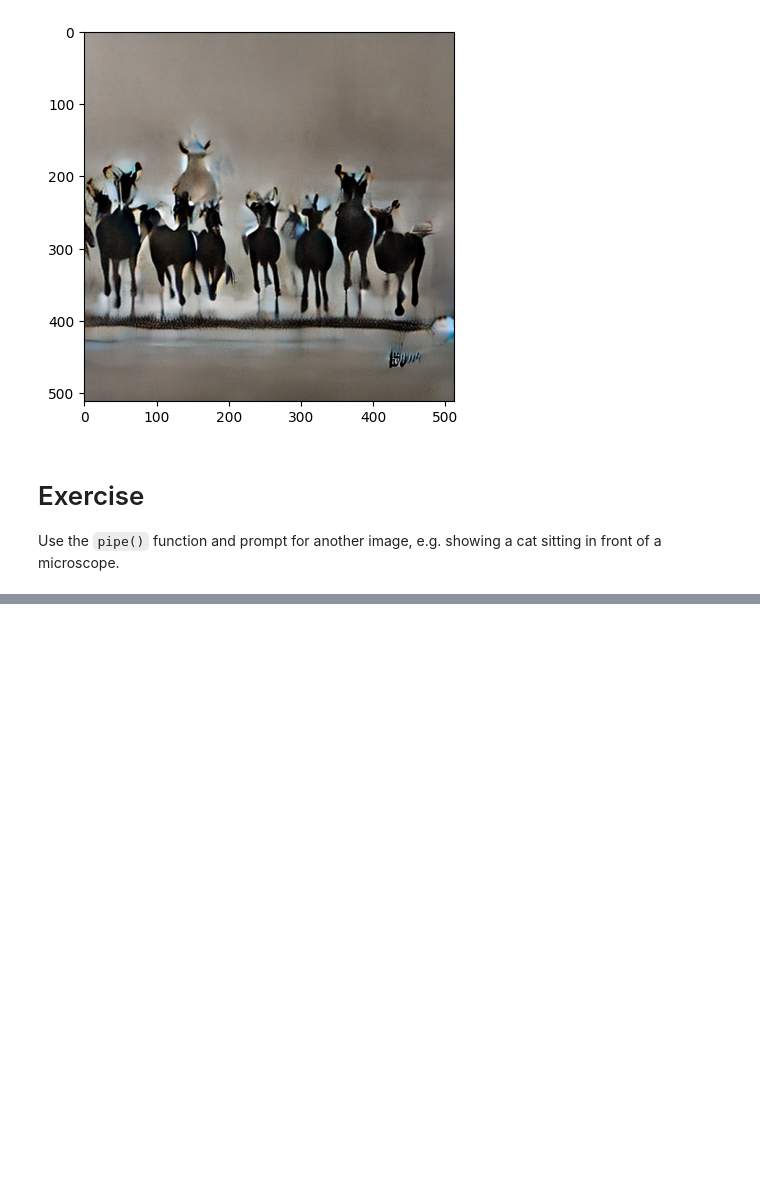
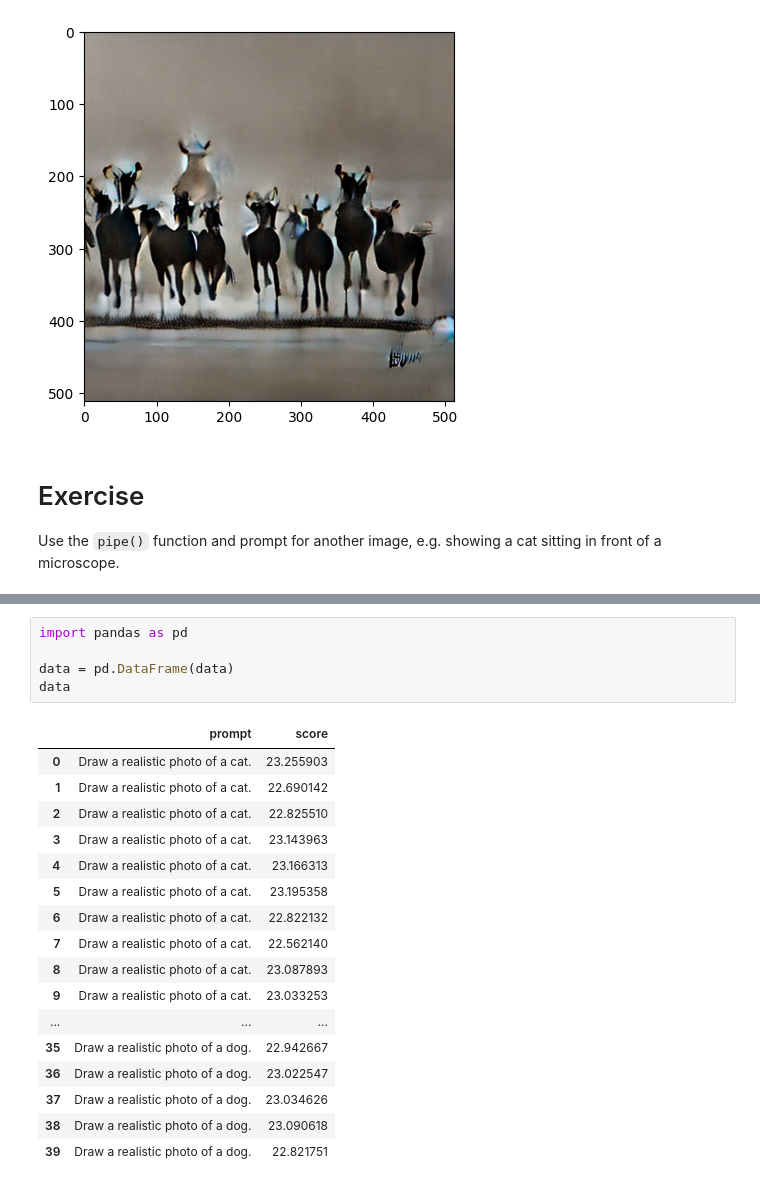
Before and after one commit to zrthxn/secretllm, a Jupyter notebook: 10-diffusion/1_stablediffusion.ipynb, the cells around one changed output, grey strips where cells are left out. Drawn from its saved outputs; the diff is of its cells as text; blank space fills up the shorter version.

```diff
--- a/10-diffusion/1_stablediffusion.ipynb
+++ b/10-diffusion/1_stablediffusion.ipynb
@@ -81,0 +168,23 @@ Use the `pipe()` function and prompt for another image, e.g. showing a cat sitti
+# %%
+import pandas as pd
+
+data = pd.DataFrame(data)
+data
+# %% [output]
+|  | prompt | score |
+| 0 | Draw a realistic photo of a cat. | 23.255903 |
+| 1 | Draw a realistic photo of a cat. | 22.690142 |
+| 2 | Draw a realistic photo of a cat. | 22.825510 |
+| 3 | Draw a realistic photo of a cat. | 23.143963 |
+| 4 | Draw a realistic photo of a cat. | 23.166313 |
+| 5 | Draw a realistic photo of a cat. | 23.195358 |
+| 6 | Draw a realistic photo of a cat. | 22.822132 |
+| 7 | Draw a realistic photo of a cat. | 22.562140 |
+| 8 | Draw a realistic photo of a cat. | 23.087893 |
+| 9 | Draw a realistic photo of a cat. | 23.033253 |
+| ... | ... | ... |
+| 35 | Draw a realistic photo of a dog. | 22.942667 |
+| 36 | Draw a realistic photo of a dog. | 23.022547 |
+| 37 | Draw a realistic photo of a dog. | 23.034626 |
+| 38 | Draw a realistic photo of a dog. | 23.090618 |
+| 39 | Draw a realistic photo of a dog. | 22.821751 |
```
Also changed, not shown: parts of 18 cells of this notebook, 4 other files.
